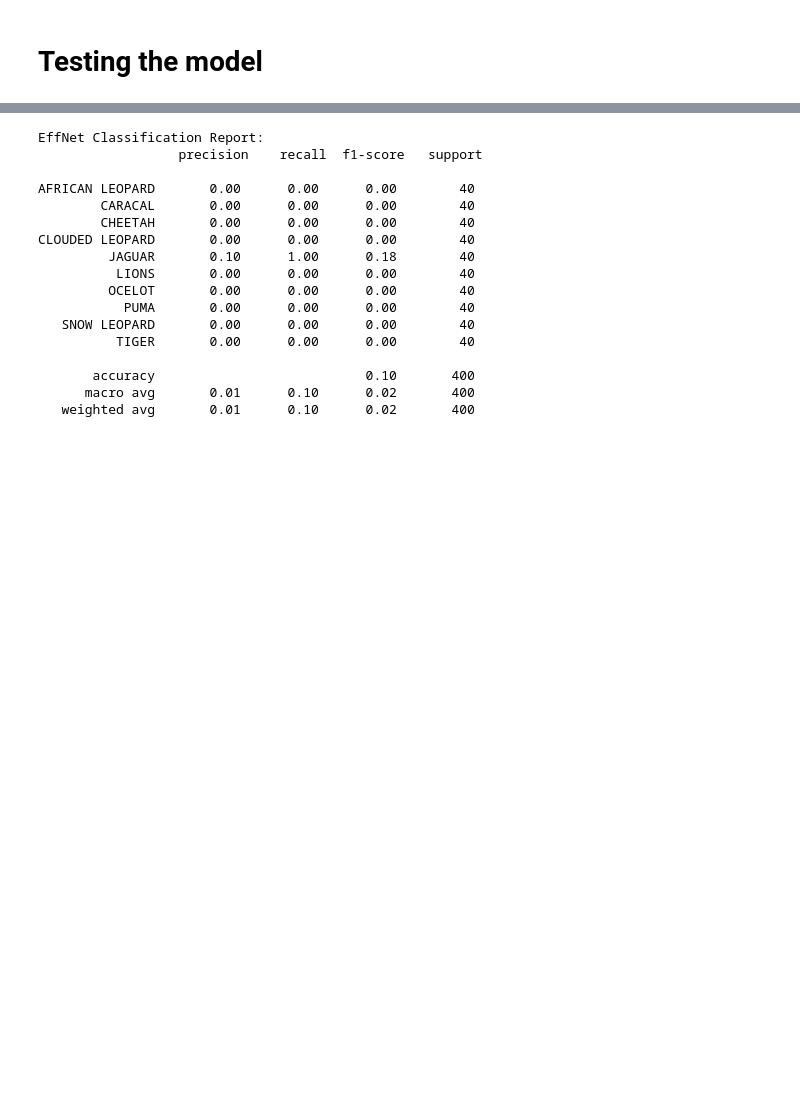
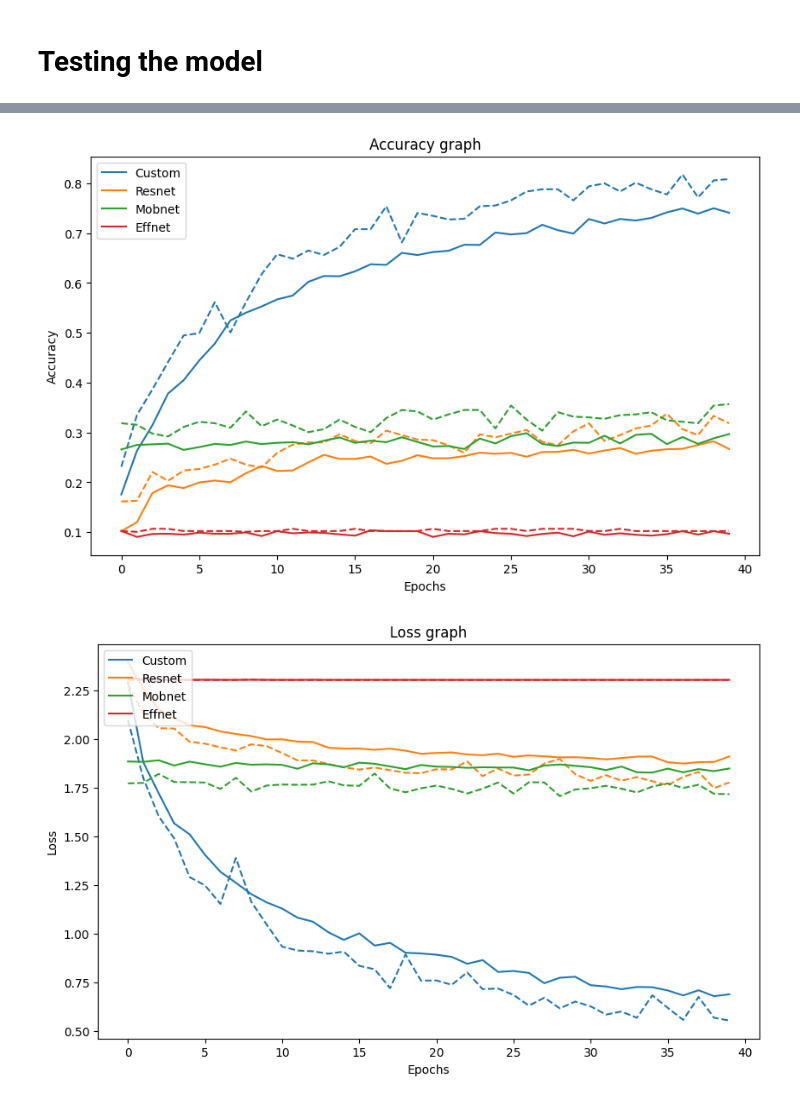
Before and after one commit to Pukazec/ComputerVision, a Jupyter notebook: myCode.ipynb, the cells around one changed output, grey strips where cells are left out. Saved outputs shown, nothing was run; the diff lists cells and outputs as text; code cells hidden in the pictures; blank space fills up the shorter version.

```diff
--- a/myCode.ipynb
+++ b/myCode.ipynb
@@ -339,20 +251,0 @@ CLOUDED LEOPARD       0.00      0.00      0.00        40
-# %%
-print('EffNet Classification Report:\n', classification_report(true_labels, predicted_labels_effnet[:len(true_labels)], target_names=class_names))
-# %% [output]
-EffNet Classification Report:
-                  precision    recall  f1-score   support
-
-AFRICAN LEOPARD       0.00      0.00      0.00        40
-        CARACAL       0.00      0.00      0.00        40
-        CHEETAH       0.00      0.00      0.00        40
-CLOUDED LEOPARD       0.00      0.00      0.00        40
-         JAGUAR       0.10      1.00      0.18        40
-          LIONS       0.00      0.00      0.00        40
-         OCELOT       0.00      0.00      0.00        40
-           PUMA       0.00      0.00      0.00        40
-   SNOW LEOPARD       0.00      0.00      0.00        40
-          TIGER       0.00      0.00      0.00        40
-
-       accuracy                           0.10       400
-      macro avg       0.01      0.10      0.02       400
-   weighted avg       0.01      0.10      0.02       400
@@ -358,0 +264,51 @@ CLOUDED LEOPARD       0.00      0.00      0.00        40
+# %%
+def create_plot(title, axName, data):
+    fig, ax1 = plt.subplots(figsize=(10, 6))
+    colors = ['tab:blue', 'tab:orange', 'tab:green', 'tab:red']
+
+    for idx, (label, test, val) in enumerate(data):
+        color = colors[idx]
+        ax1.plot(test, label=f'{label}', color=color)
+        ax1.plot(val, color=color, linestyle='dashed')
+
+    ax1.set_xlabel('Epochs')
+    ax1.set_ylabel(axName)
+    ax1.tick_params(axis='y')
+    ax1.legend(loc='upper left')
+
+    plt.title(title)
+    plt.show()
+
+    fig.savefig(f"./results/{title}.png")
+    plt.close()
+
+
+
+accuracies = [
+    ('Custom', history_custom.history['accuracy'], history_custom.history['val_accuracy']),
+    ('Resnet', history_resnet.history['accuracy'], history_resnet.history['val_accuracy']),
+    ('Mobnet', history_mobnet.history['accuracy'], history_mobnet.history['val_accuracy']),
+    ('Effnet', history_effnet.history['accuracy'], history_effnet.history['val_accuracy']),
+]
+
+loss = [
+    ('Custom', history_custom.history['loss'], history_custom.history['val_loss']),
+    ('Resnet', history_resnet.history['loss'], history_resnet.history['val_loss']),
+    ('Mobnet', history_mobnet.history['loss'], history_mobnet.history['val_loss']),
+    ('Effnet', history_effnet.history['loss'], history_effnet.history['val_loss']),
+]
+
+
+f1 = [
+    ('Custom', metrics_custom.train_f1s, metrics_custom.val_f1s),
+    ('Resnet', metrics_resnet.train_f1s, metrics_resnet.val_f1s),
+    ('Mobnet', metrics_mobnet.train_f1s, metrics_mobnet.val_f1s),
+    ('Effnet', metrics_effnet.train_f1s, metrics_effnet.val_f1s),
+]
+
+create_plot('Accuracy graph', 'Accuracy', accuracies)
+create_plot('Loss graph', 'Loss', loss)
+create_plot('F1 score graph', 'F1', f1)
+# %% [output]
+[figure, added]
+[figure, added]
```
Also changed, not shown: parts of 20 cells of this notebook, 1 other file.
